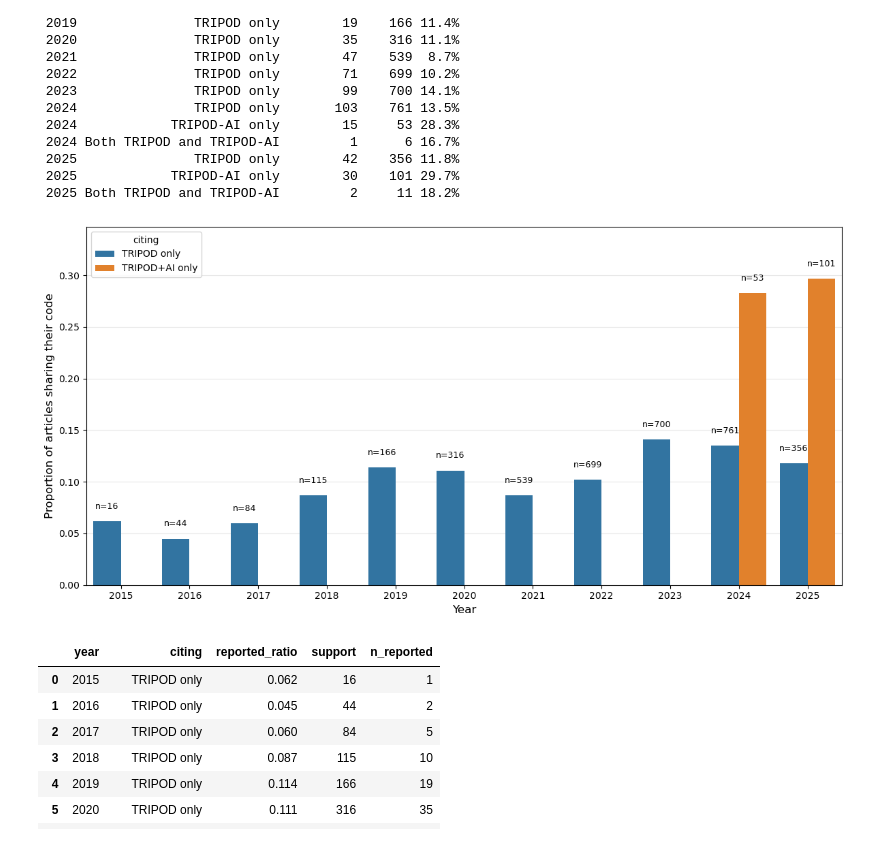
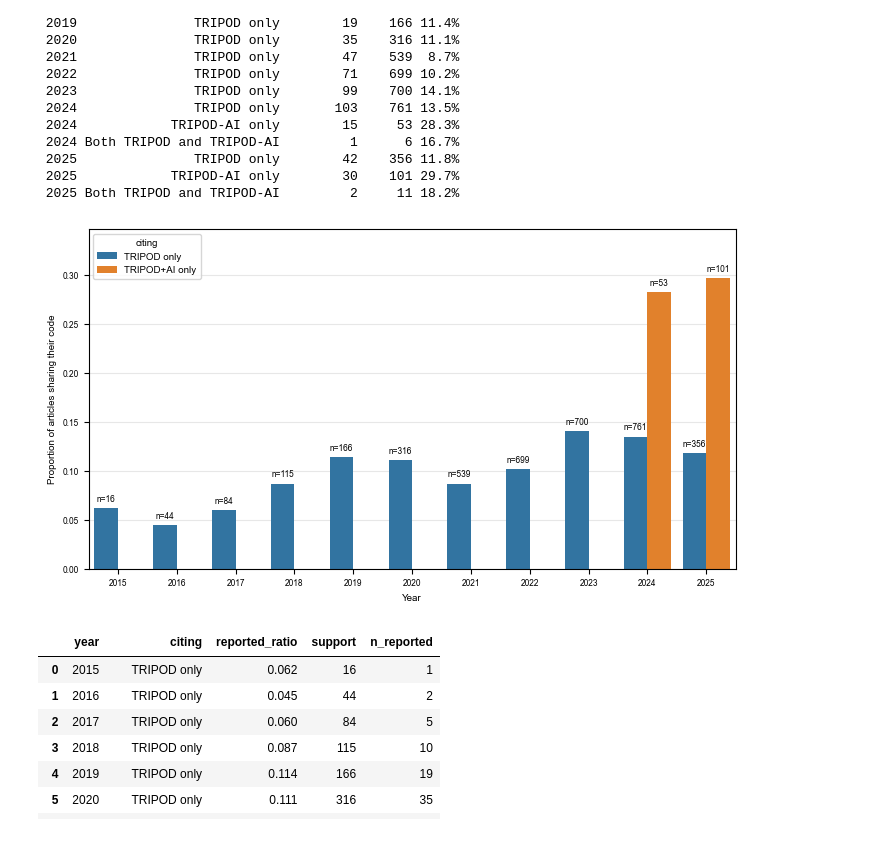
Before and after one commit to thomas-sounack/TRIPOD-Code, a Jupyter notebook: notebooks/04_final_analysis.ipynb, the cells around one changed output. Drawn from its saved outputs; the diff is of its cells as text; code cells hidden in the pictures.

```diff
--- a/notebooks/04_final_analysis.ipynb
+++ b/notebooks/04_final_analysis.ipynb
@@ -622,8 +642,21 @@ support_df = (
 ratio_df = ratio_df.sort_values("reported_ratio", ascending=False)
 ratio_df = ratio_df.merge(support_df, on="Journal/Book", how="left")
 
+# Nature Medicine requirements
+plt.rcParams.update({
+    "font.family": "Arial",
+    "font.size": 7,
+    "axes.labelsize": 7,
+    "xtick.labelsize": 6,
+    "ytick.labelsize": 6,
+})
+
 # Plot
-plt.figure(figsize=(10, 12))
+
+# Nature Medicine requires 180mm width
+MM = 1 / 25.4
+
+plt.figure(figsize=(180 * MM, 200 * MM))
 sns.barplot(
     data=ratio_df,
     x="reported_ratio",
@@ -643,7 +676,7 @@ for i, row in ratio_df.iterrows():
         i,
         f"(n={row['support']})",
         va="center",
-        fontsize=9,
+        fontsize=6,
         color="black"
     )
 plt.xlabel("Proportion of articles reporting their code")
@@ -651,6 +684,7 @@ plt.ylabel("Journal")
 # plt.title("Proportion of papers reporting their code by Journal (for journals with >20 papers)")
 plt.xlim(0, 0.8)
 plt.tight_layout()
-plt.savefig("../figures/figure3_code_sharing_journals.png", dpi=300, bbox_inches="tight")
+plt.savefig("../figures/figure4_code_sharing_journals.png", dpi=300, bbox_inches="tight")
+plt.savefig("../figures/figure4_code_sharing_journals.pdf", format="pdf")
 plt.show()
 # %% [output]
@@ -913,7 +944,19 @@ year_cat_df["reported_ratio"] = year_cat_df["reported_ratio"].round(3)
 hue_order = ["TRIPOD only", "TRIPOD+AI only"]
 years = sorted(year_cat_df["year"].unique())
 
-plt.figure(figsize=(12, 6))
+# Nature Medicine requirements
+plt.rcParams.update({
+    "font.family": "Arial",
+    "font.size": 7,
+    "axes.labelsize": 7,
+    "xtick.labelsize": 6,
+    "ytick.labelsize": 6,
+})
+
+# Nature Medicine requires 180mm width
+MM = 1 / 25.4
+
+plt.figure(figsize=(180 * MM, 100 * MM))
 ax = sns.barplot(
     data=year_cat_df,
     x="year",
@@ -946,38 +989,39 @@ for container, hue_name in zip(ax.containers, hue_order):
     patches = [p for p in container.patches if p is not None]
 
     for patch in patches:
         height = patch.get_height()
         if pd.isna(height) or height <= 0:
             continue
 
         x_center = patch.get_x() + patch.get_width() / 2
 
         # recover the year from the nearest x tick
         year_idx = min(range(len(years)), key=lambda i: abs(ax.get_xticks()[i] - x_center))
         year = years[year_idx]
 
         info = plot_lookup.get((year, hue_name))
         if info is None:
             continue
 
         ax.text(
             x_center,
-            height + 0.01,
+            height + 0.005,
             f"n={info['support']}",
             ha="center",
             va="bottom",
-            fontsize=9,
+            fontsize=6,
         )
 
-ax.set_xlabel("Year", fontsize=12)
-ax.set_ylabel("Proportion of articles sharing their code", fontsize=12)
+ax.set_xlabel("Year")
+ax.set_ylabel("Proportion of articles sharing their code")
 ax.set_ylim(0, min(1.0, year_cat_df["reported_ratio"].max() + 0.05))
 
 plt.tight_layout()
 plt.savefig("../figures/figure2_code_sharing_over_time.png", dpi=300, bbox_inches="tight")
+plt.savefig("../figures/figure2_code_sharing_over_time.pdf", format="pdf")
 plt.show()
 # %% [output]
-[figure, old version]
+[figure, new version]
 # %%
 year_cat_df
 # %% [output]
```
Also changed, not shown: parts of 9 cells of this notebook, 21 other files.
